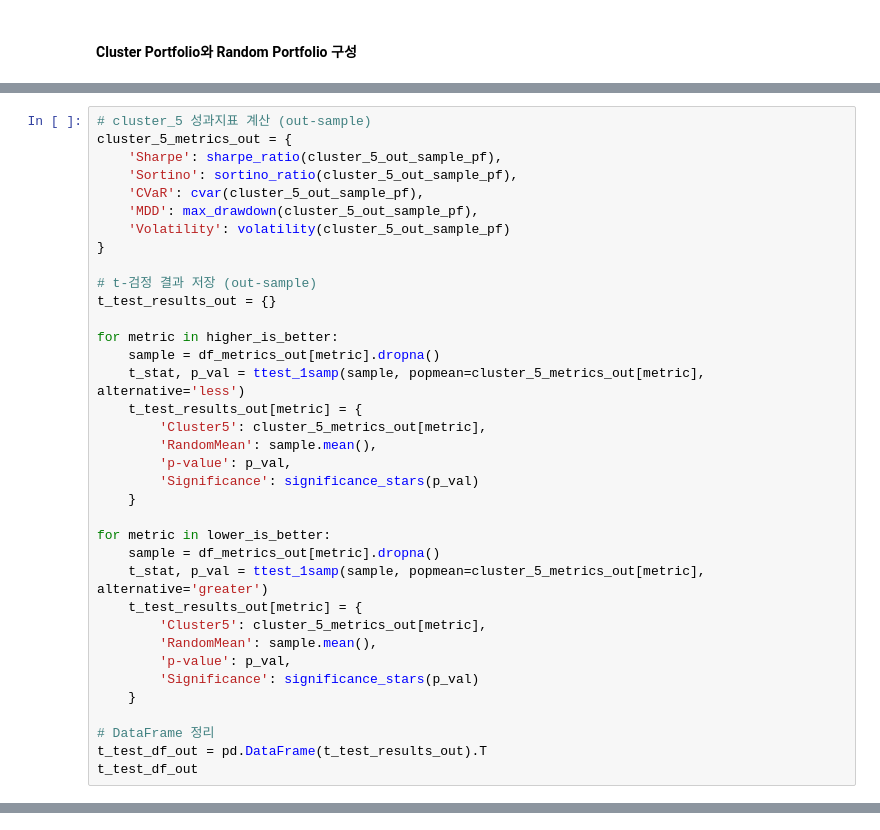
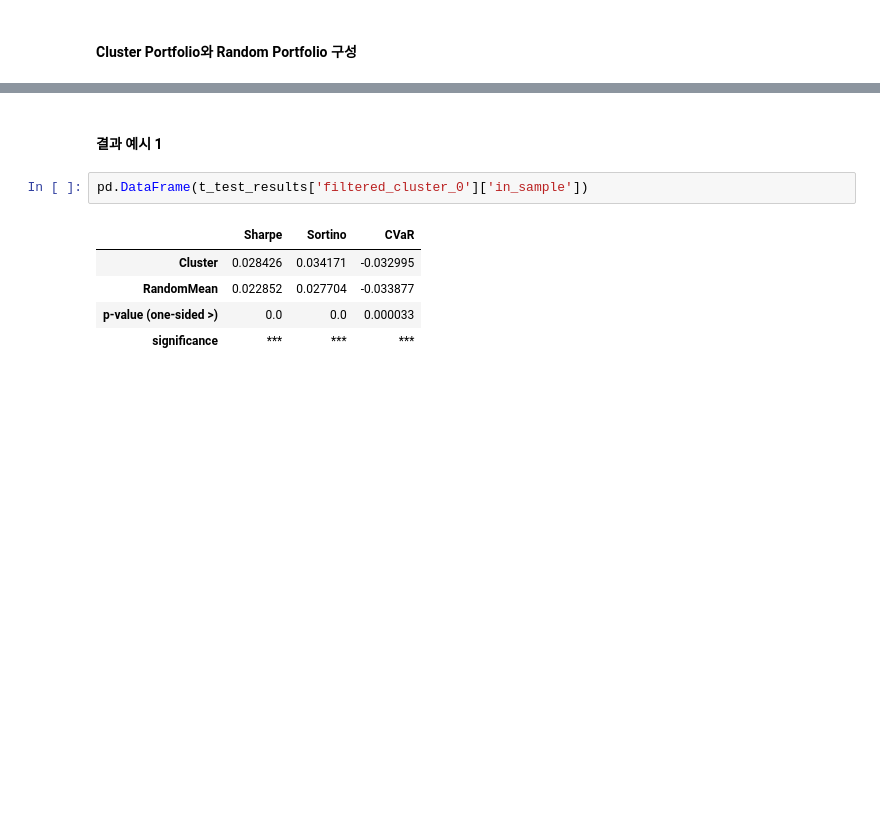
Before and after one commit to taekyounglee1224/SWCAP-Clustering-Valuation-Portfolio, a Jupyter notebook: portfolio.ipynb, the cells around one changed output, grey strips where cells are left out. Drawn from its saved outputs; the diff is of its cells as text; blank space fills up the shorter version.

Commit message:
modify portfolio.ipynb, upload results & plots

```diff
--- a/portfolio.ipynb
+++ b/portfolio.ipynb
@@ -389,36 +347,0 @@ t_test_df_in
-# %%
-# cluster_5 성과지표 계산 (out-sample)
-cluster_5_metrics_out = {
-    'Sharpe': sharpe_ratio(cluster_5_out_sample_pf),
-    'Sortino': sortino_ratio(cluster_5_out_sample_pf),
-    'CVaR': cvar(cluster_5_out_sample_pf),
-    'MDD': max_drawdown(cluster_5_out_sample_pf),
-    'Volatility': volatility(cluster_5_out_sample_pf)
-}
-
-# t-검정 결과 저장 (out-sample)
-t_test_results_out = {}
-
-for metric in higher_is_better:
-    sample = df_metrics_out[metric].dropna()
-    t_stat, p_val = ttest_1samp(sample, popmean=cluster_5_metrics_out[metric], alternative='less')
-    t_test_results_out[metric] = {
-        'Cluster5': cluster_5_metrics_out[metric],
-        'RandomMean': sample.mean(),
-        'p-value': p_val,
-        'Significance': significance_stars(p_val)
-    }
-
-for metric in lower_is_better:
-    sample = df_metrics_out[metric].dropna()
-    t_stat, p_val = ttest_1samp(sample, popmean=cluster_5_metrics_out[metric], alternative='greater')
-    t_test_results_out[metric] = {
-        'Cluster5': cluster_5_metrics_out[metric],
-        'RandomMean': sample.mean(),
-        'p-value': p_val,
-        'Significance': significance_stars(p_val)
-    }
-
-# DataFrame 정리
-t_test_df_out = pd.DataFrame(t_test_results_out).T
-t_test_df_out
@@ -431,0 +474,10 @@ t_test_df_out
+# %% [markdown]
+#### 결과 예시 1
+# %%
+pd.DataFrame(t_test_results['filtered_cluster_0']['in_sample'])
+# %% [output]
+|  | Sharpe | Sortino | CVaR |
+| Cluster | 0.028426 | 0.034171 | -0.032995 |
+| RandomMean | 0.022852 | 0.027704 | -0.033877 |
+| p-value (one-sided >) | 0.0 | 0.0 | 0.000033 |
+| significance | *** | *** | *** |
```
Also changed, not shown: parts of 42 cells of this notebook, 19 other files.
